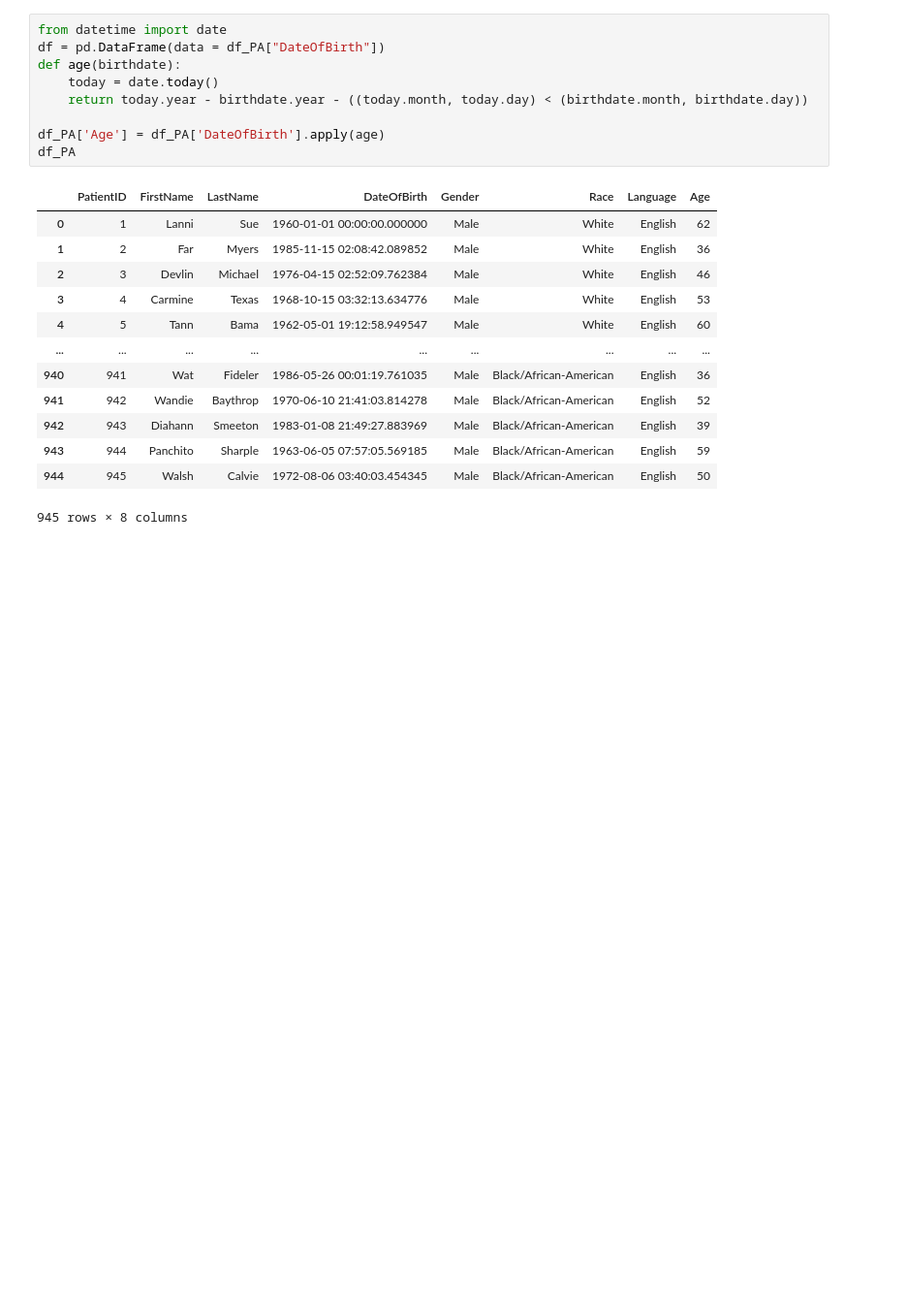
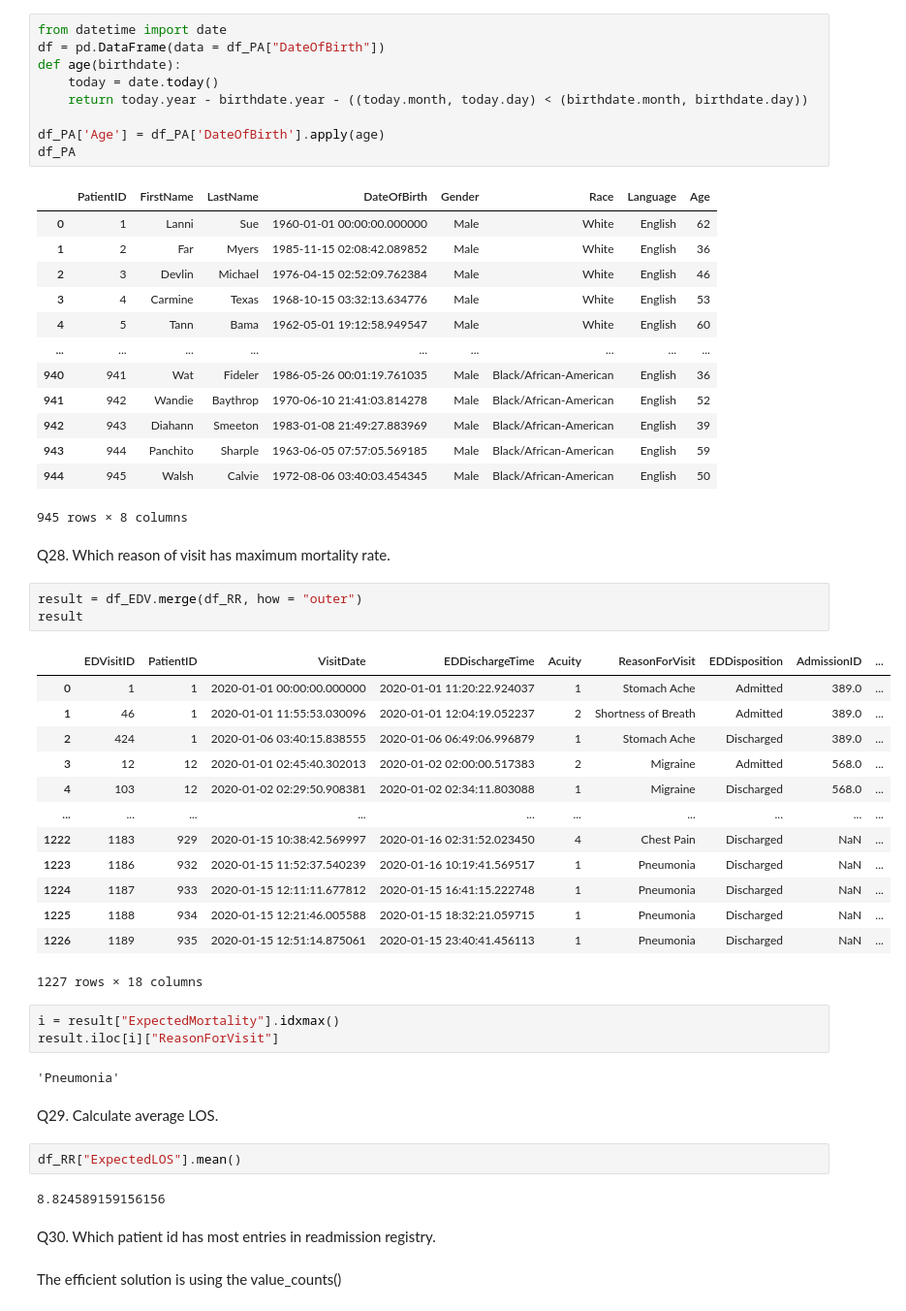
Before and after one commit to ArchanaDevaraju/python-warriors, a Jupyter notebook: Archana_Pythoncode.ipynb, the cells around one changed output. Shown at 97% size. Cells and saved outputs as stored; diff of their text form; blank space fills up the shorter version.

Commit message:
complete solutions

```diff
--- a/Archana_Pythoncode.ipynb
+++ b/Archana_Pythoncode.ipynb
@@ -139,3 +139,37 @@ df_PA
 | 943 | 944 | Panchito | Sharple | 1963-06-05 07:57:05.569185 | Male | Black/African-American | English | 59 |
 | 944 | 945 | Walsh | Calvie | 1972-08-06 03:40:03.454345 | Male | Black/African-American | English | 50 |
 945 rows × 8 columns
+# %% [markdown]
+Q28. Which reason of visit has maximum mortality rate.
+# %%
+result = df_EDV.merge(df_RR, how = "outer")
+result
+# %% [output]
+|  | EDVisitID | PatientID | VisitDate | EDDischargeTime | Acuity | ReasonForVisit | EDDisposition | AdmissionID | ... |
+| 0 | 1 | 1 | 2020-01-01 00:00:00.000000 | 2020-01-01 11:20:22.924037 | 1 | Stomach Ache | Admitted | 389.0 | ... |
+| 1 | 46 | 1 | 2020-01-01 11:55:53.030096 | 2020-01-01 12:04:19.052237 | 2 | Shortness of Breath | Admitted | 389.0 | ... |
+| 2 | 424 | 1 | 2020-01-06 03:40:15.838555 | 2020-01-06 06:49:06.996879 | 1 | Stomach Ache | Discharged | 389.0 | ... |
+| 3 | 12 | 12 | 2020-01-01 02:45:40.302013 | 2020-01-02 02:00:00.517383 | 2 | Migraine | Admitted | 568.0 | ... |
+| 4 | 103 | 12 | 2020-01-02 02:29:50.908381 | 2020-01-02 02:34:11.803088 | 1 | Migraine | Discharged | 568.0 | ... |
+| ... | ... | ... | ... | ... | ... | ... | ... | ... | ... |
+| 1222 | 1183 | 929 | 2020-01-15 10:38:42.569997 | 2020-01-16 02:31:52.023450 | 4 | Chest Pain | Discharged | NaN | ... |
+| 1223 | 1186 | 932 | 2020-01-15 11:52:37.540239 | 2020-01-16 10:19:41.569517 | 1 | Pneumonia | Discharged | NaN | ... |
+| 1224 | 1187 | 933 | 2020-01-15 12:11:11.677812 | 2020-01-15 16:41:15.222748 | 1 | Pneumonia | Discharged | NaN | ... |
+| 1225 | 1188 | 934 | 2020-01-15 12:21:46.005588 | 2020-01-15 18:32:21.059715 | 1 | Pneumonia | Discharged | NaN | ... |
+| 1226 | 1189 | 935 | 2020-01-15 12:51:14.875061 | 2020-01-15 23:40:41.456113 | 1 | Pneumonia | Discharged | NaN | ... |
+1227 rows × 18 columns
+# %%
+i = result["ExpectedMortality"].idxmax()
+result.iloc[i]["ReasonForVisit"]
+# %% [output]
+'Pneumonia'
+# %% [markdown]
+Q29. Calculate average LOS.
+# %%
+df_RR["ExpectedLOS"].mean()
+# %% [output]
+8.824589159156156
+# %% [markdown]
+Q30. Which patient id has most entries in readmission registry.
+# %% [markdown]
+The efficient solution is using the value_counts()
```
Also changed, not shown: parts of 43 cells of this notebook.
